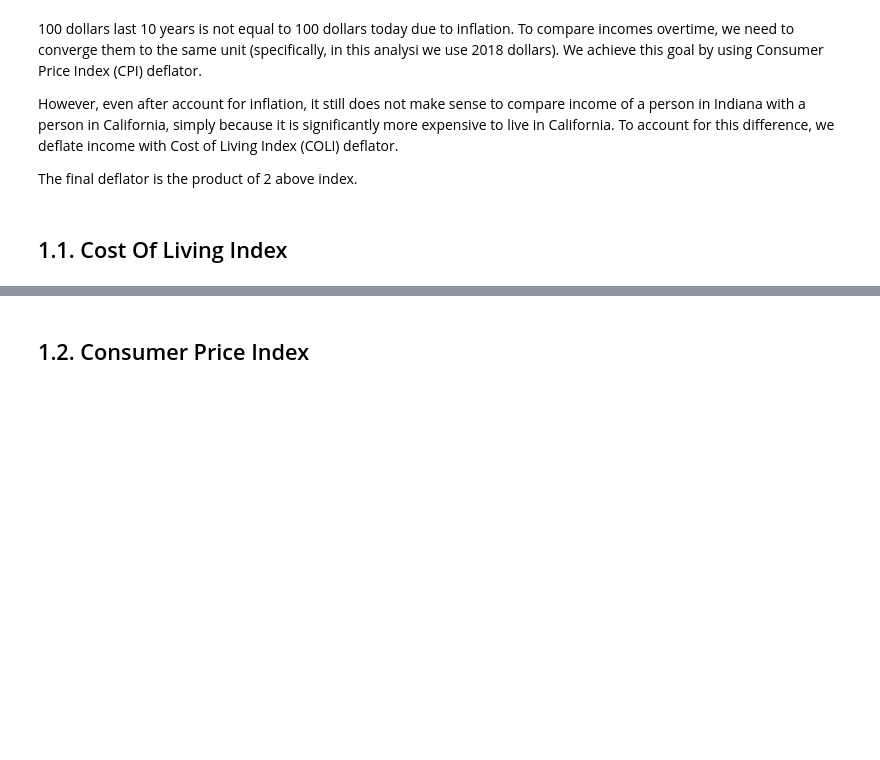
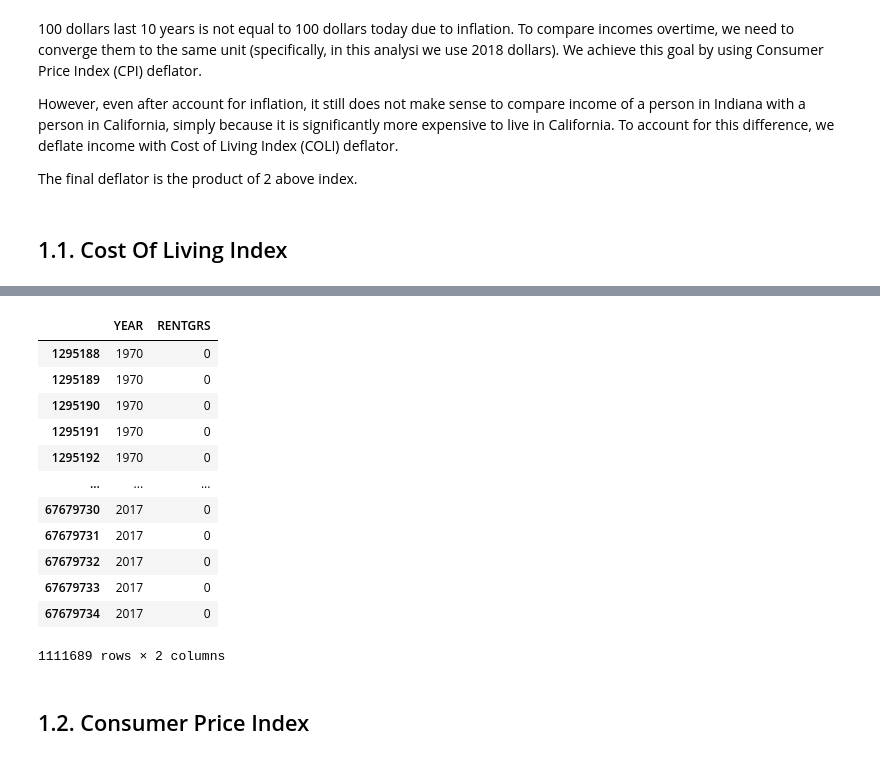
Before and after one commit to sangttruong/incomevis, a Jupyter notebook: main.ipynb, the cells around one changed output, grey strips where cells are left out. Cells and saved outputs as stored; diff of their text form; code cells hidden in the pictures; blank space fills up the shorter version.

```diff
--- a/main.ipynb
+++ b/main.ipynb
@@ -84,3 +98,19 @@ COLI = COLI.T
+# %%
+state1
+# %% [output]
+|  | YEAR | RENTGRS |
+| 1295188 | 1970 | 0 |
+| 1295189 | 1970 | 0 |
+| 1295190 | 1970 | 0 |
+| 1295191 | 1970 | 0 |
+| 1295192 | 1970 | 0 |
+| ... | ... | ... |
+| 67679730 | 2017 | 0 |
+| 67679731 | 2017 | 0 |
+| 67679732 | 2017 | 0 |
+| 67679733 | 2017 | 0 |
+| 67679734 | 2017 | 0 |
+1111689 rows × 2 columns
 # %%
 # Generate regression grid
 reg = pd.DataFrame(index = stateList, columns = [['Coefficient', 'Intercept', 'Rsquared']])
```
Also changed, not shown: parts of 11 cells of this notebook.
